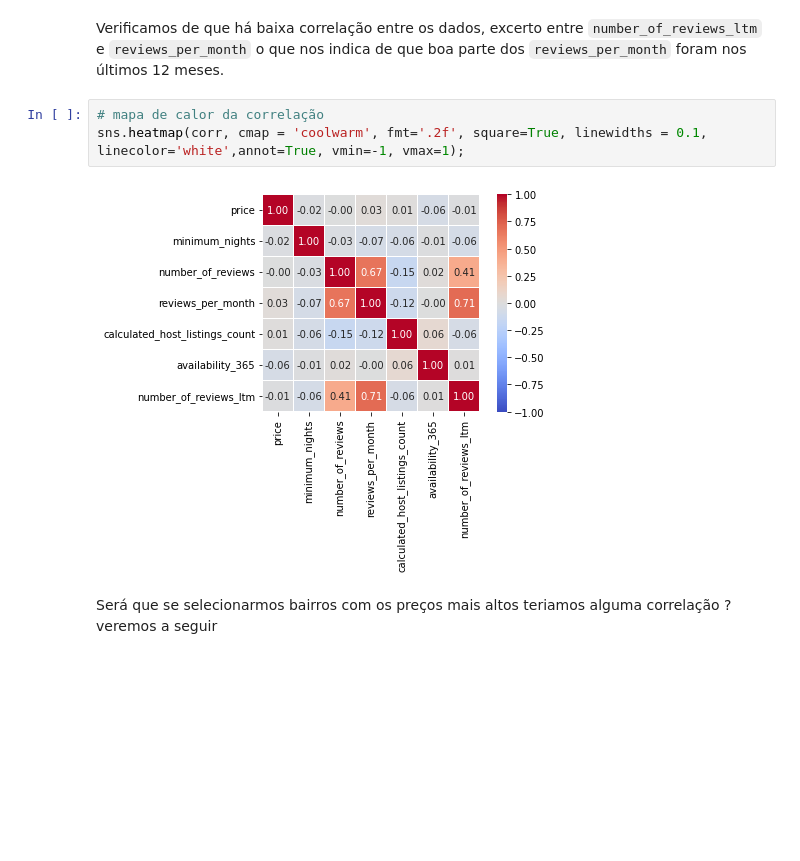
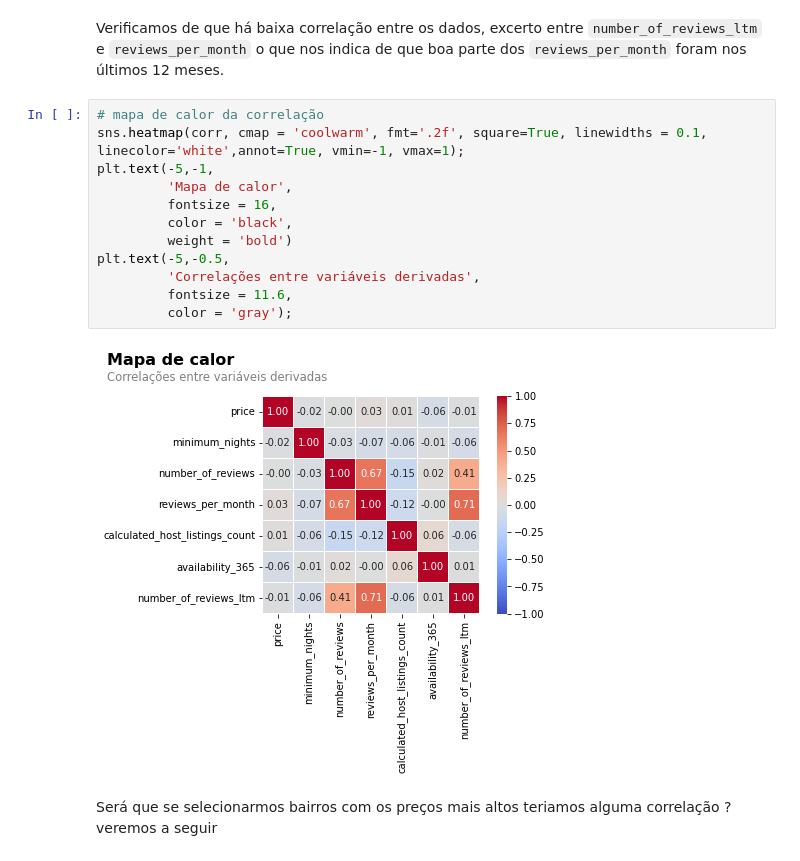
Before and after one commit to douglascdsantos/data_science, a Jupyter notebook: projetos/analisando_os_dados_do_airbnb_(tokyo)/notebook/Analisando_os_Dados_do_Airbnb_(Tokyo).ipynb, the cells around one changed output. Cells and saved outputs as stored; diff of their text form; blank space fills up the shorter version.

```diff
--- a/projetos/analisando_os_dados_do_airbnb_(tokyo)/notebook/Analisando_os_Dados_do_Airbnb_(Tokyo).ipynb
+++ b/projetos/analisando_os_dados_do_airbnb_(tokyo)/notebook/Analisando_os_Dados_do_Airbnb_(Tokyo).ipynb
@@ -342,7 +372,16 @@ Verificamos de que há baixa correlação entre os dados, excerto entre `number_
 # %%
 # mapa de calor da correlação
 sns.heatmap(corr, cmap = 'coolwarm', fmt='.2f', square=True, linewidths = 0.1, linecolor='white',annot=True, vmin=-1, vmax=1);
+plt.text(-5,-1,
+         'Mapa de calor',
+         fontsize = 16,
+         color = 'black',
+         weight = 'bold')
+plt.text(-5,-0.5,
+         'Correlações entre variáveis derivadas',
+         fontsize = 11.6,
+         color = 'gray');
 # %% [output]
-[figure, old version]
+[figure, new version]
 # %% [markdown]
 Será que se selecionarmos bairros com os preços mais altos teriamos alguma correlação ? veremos a seguir
```
Also changed, not shown: parts of 9 cells of this notebook.
